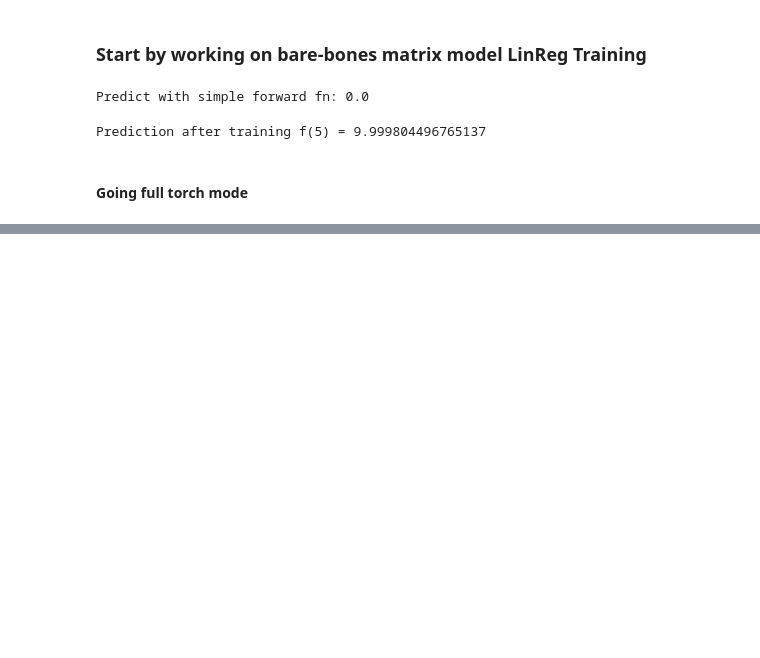
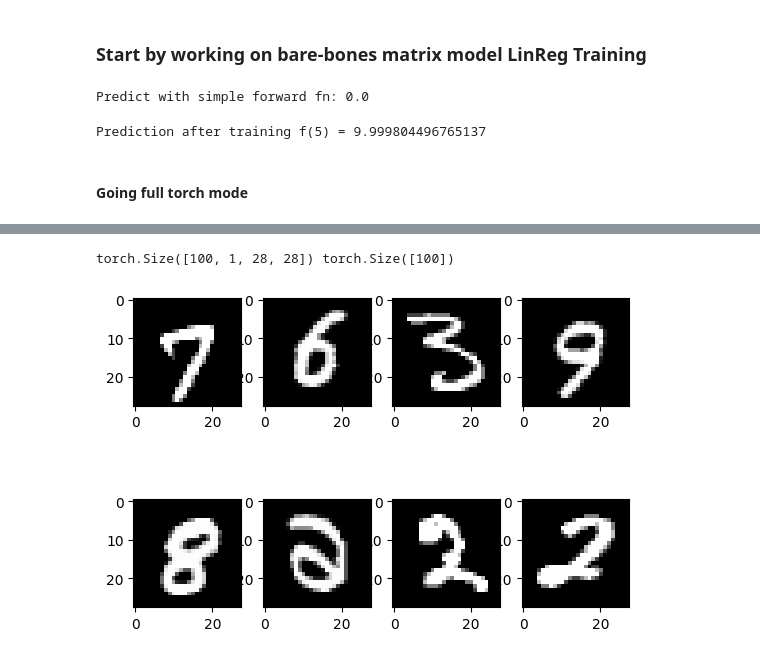
Before and after one commit to pj2111/Assignments, a Jupyter notebook: assignment_data/warmup_pytorch_modeldesign_training.ipynb, the cells around one changed output, grey strips where cells are left out. Drawn from its saved outputs; the diff is of its cells as text; code cells hidden in the pictures; blank space fills up the shorter version.

```diff
--- a/assignment_data/warmup_pytorch_modeldesign_training.ipynb
+++ b/assignment_data/warmup_pytorch_modeldesign_training.ipynb
@@ -108,0 +173,10 @@ model = LinearRegression(n_features, n_features)
+# %%
+# preliminary data
+input_size = 784
+hidden_size = 100
+
+num_classes = 10
+num_epochs = 2
+
+batch_size = 100
+learning_rate = 0.001
@@ -108,0 +199,27 @@ model = LinearRegression(n_features, n_features)
+# %%
+train_dataset = torchvision.datasets.MNIST(root='./data', train=True,
+                                           transform=transforms.ToTensor())
+
+test_dataset = torchvision.datasets.MNIST(root='./data', train=False,
+                                          transform=transforms.ToTensor())
+
+train_loader = DataLoader(dataset=train_dataset, batch_size=batch_size,
+                          shuffle=True)
+
+test_loader = DataLoader(dataset=test_dataset, batch_size=batch_size,
+                         shuffle=False)
+# %%
+# usage of iterator / generator
+examples = iter(train_loader)
+
+samples, labels = next(examples)
+
+print(samples.shape, labels.shape)
+# %% [output]
+torch.Size([100, 1, 28, 28]) torch.Size([100])
+# %%
+for i in range(8):
+    plt.subplot(2, 4, i+1)
+    plt.imshow(samples[i][0], cmap='gray')
+# %% [output]
+[figure, added]
```
Also changed, not shown: parts of 15 cells of this notebook.
